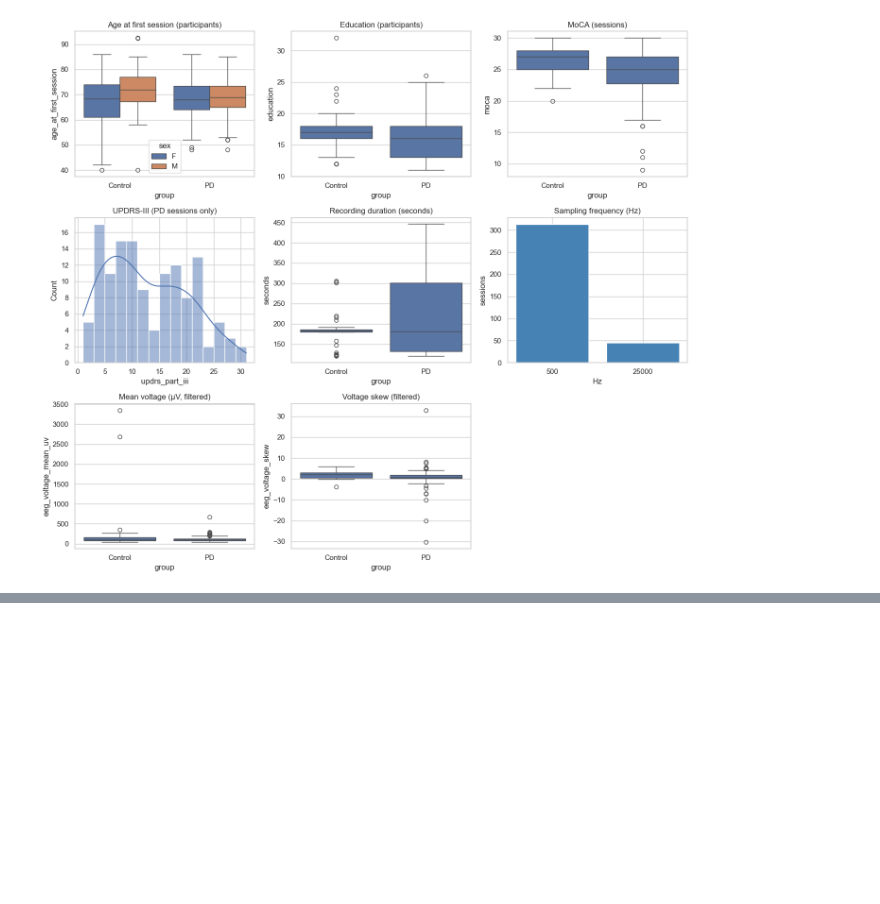
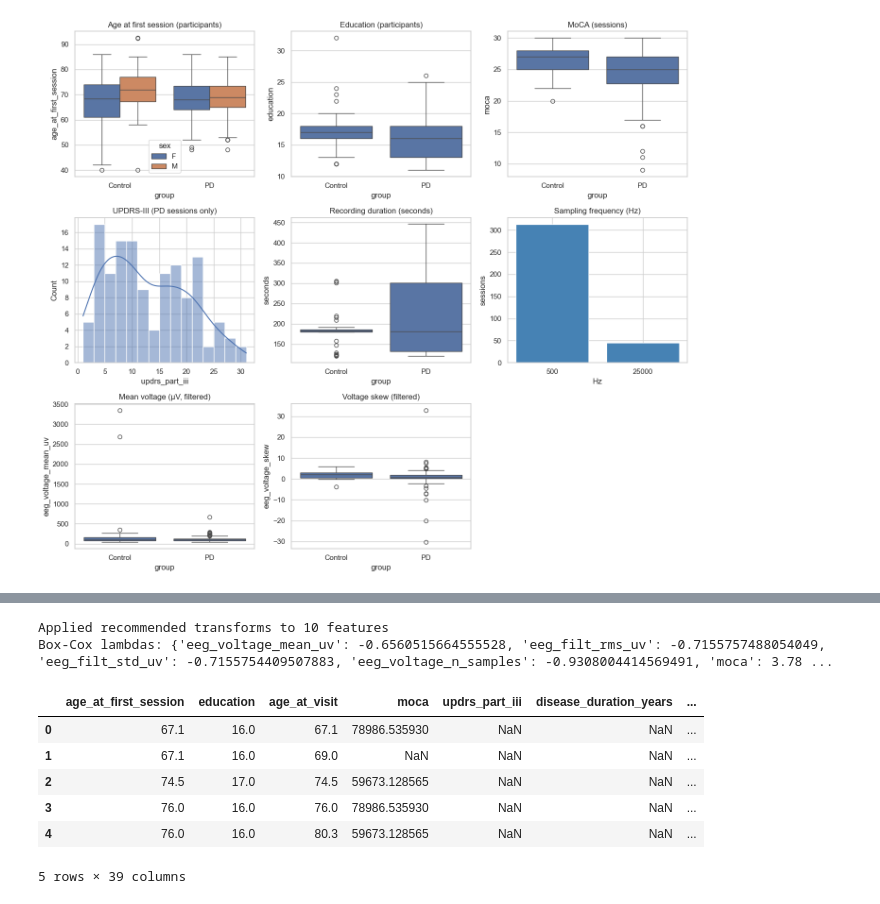
Before and after one commit to tnewman10/DDDM, a Jupyter notebook: Parkinson's Diagnosis/ds008768/PD Model.ipynb, the cells around one changed output, grey strips where cells are left out. Cells and saved outputs as stored; diff of their text form; code cells hidden in the pictures; blank space fills up the shorter version.

```diff
--- a/Parkinson's Diagnosis/ds008768/PD Model.ipynb
+++ b/Parkinson's Diagnosis/ds008768/PD Model.ipynb
@@ -1190,0 +1414,35 @@ plt.show()
+# %%
+pd_model_df_transformed = pd_model_df.copy()
+boxcox_lambdas: dict[str, float] = {}
+
+for feature, row in transform_recommendations.iterrows():
+    rec = row["recommendation"]
+    if rec not in {"log+1", "Box-Cox"}:
+        continue
+
+    series = pd.to_numeric(pd_model_df[feature], errors="coerce")
+    if rec == "log+1":
+        pd_model_df_transformed[feature] = np.log1p(series)
+    else:
+        mask = series.notna() & (series > 0)
+        if mask.sum() < 3:
+            continue
+        transformed, lambda_ = stats.boxcox(series[mask])
+        boxcox_lambdas[feature] = float(lambda_)
+        pd_model_df_transformed.loc[mask, feature] = transformed
+
+n_transformed = transform_recommendations["recommendation"].isin(["log+1", "Box-Cox"]).sum()
+print(f"Applied recommended transforms to {n_transformed} features")
+if boxcox_lambdas:
+    print("Box-Cox lambdas:", boxcox_lambdas)
+pd_model_df_transformed.head()
+# %% [output]
+Applied recommended transforms to 10 features
+Box-Cox lambdas: {'eeg_voltage_mean_uv': -0.6560515664555528, 'eeg_filt_rms_uv': -0.7155757488054049, 'eeg_filt_std_uv': -0.7155754409507883, 'eeg_voltage_n_samples': -0.9308004414569491, 'moca': 3.78 ...
+|  | age_at_first_session | education | age_at_visit | moca | updrs_part_iii | disease_duration_years | ... |
+| 0 | 67.1 | 16.0 | 67.1 | 78986.535930 | NaN | NaN | ... |
+| 1 | 67.1 | 16.0 | 69.0 | NaN | NaN | NaN | ... |
+| 2 | 74.5 | 17.0 | 74.5 | 59673.128565 | NaN | NaN | ... |
+| 3 | 76.0 | 16.0 | 76.0 | 78986.535930 | NaN | NaN | ... |
+| 4 | 76.0 | 16.0 | 80.3 | 59673.128565 | NaN | NaN | ... |
+5 rows × 39 columns
```
Also changed, not shown: parts of 8 cells of this notebook, 4 other files.
